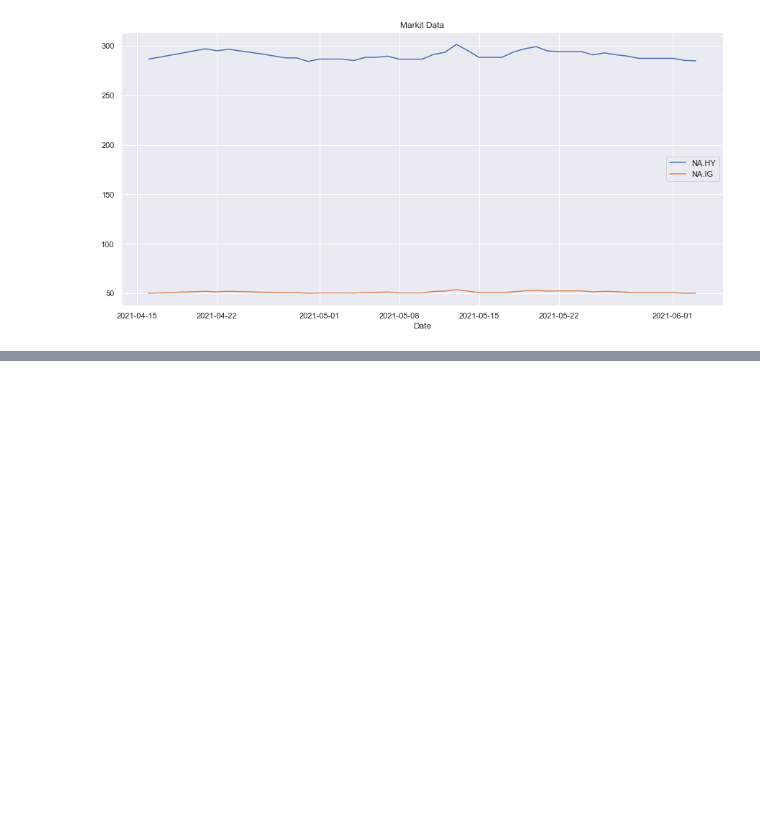
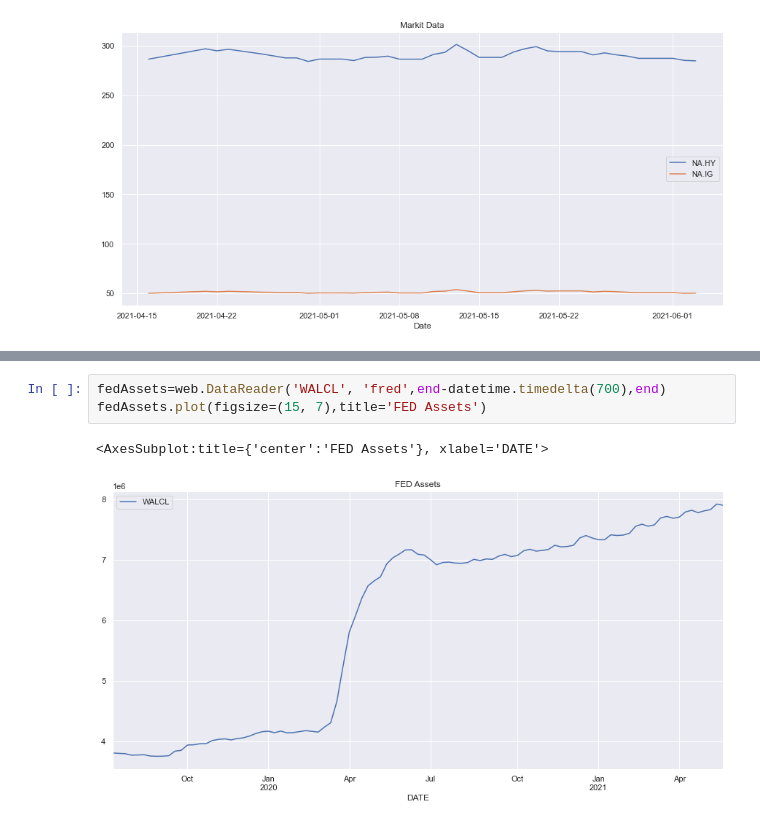
Before and after one commit to YuyuLin1003/stock_analysis, a Jupyter notebook: stock.ipynb, the cells around one changed output, grey strips where cells are left out. Cells and saved outputs as stored; diff of their text form; blank space fills up the shorter version.

Commit message:
add Fed assets data

```diff
--- a/stock.ipynb
+++ b/stock.ipynb
@@ -339,3 +338,9 @@ cpi.index[0]
 # %% [output]
 Timestamp('2011-07-01 00:00:00')
 [figure]
+# %%
+fedAssets=web.DataReader('WALCL', 'fred',end-datetime.timedelta(700),end)
+fedAssets.plot(figsize=(15, 7),title='FED Assets')
+# %% [output]
+<AxesSubplot:title={'center':'FED Assets'}, xlabel='DATE'>
+[figure, added]
```
Also changed, not shown: parts of 1 cell of this notebook.
